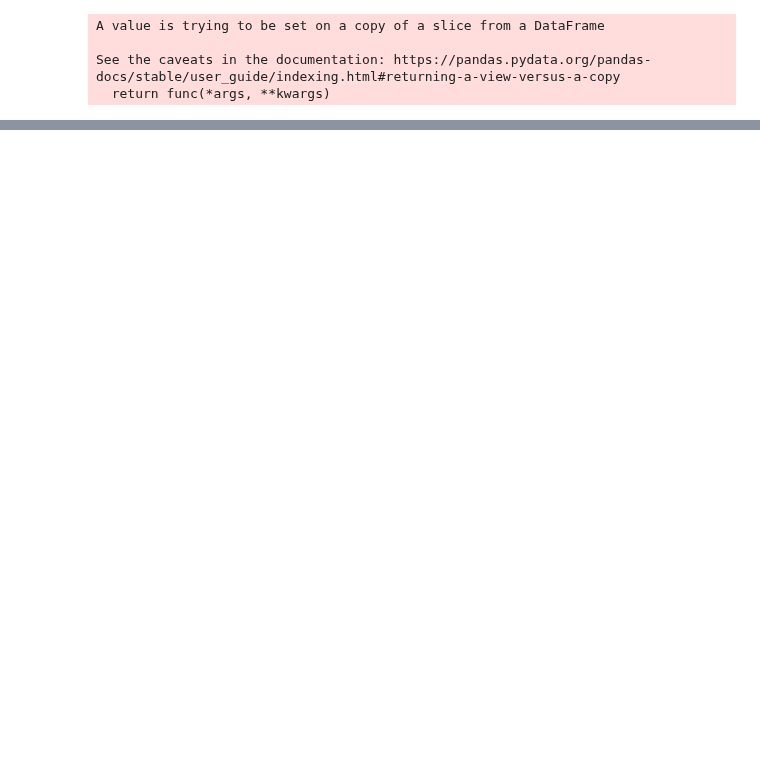
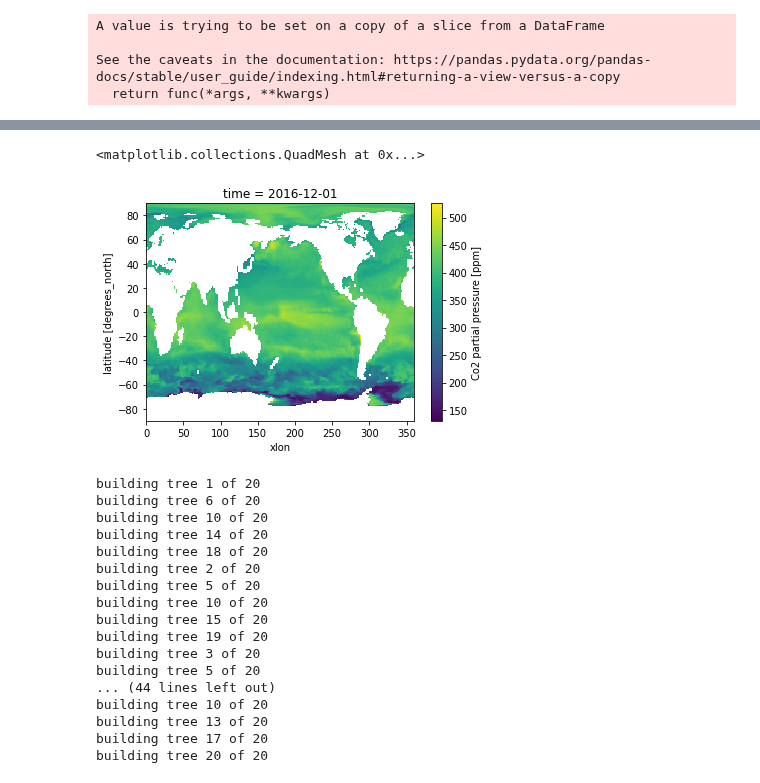
Before and after one commit to sk981102/ocean_co2, a Jupyter notebook: notebooks/baseline_ml/005_rf_base_mpi.ipynb, the cells around one changed output, grey strips where cells are left out. Cells and saved outputs as stored; diff of their text form; code cells hidden in the pictures; blank space fills up the shorter version.

```diff
--- a/notebooks/baseline_ml/005_rf_base_mpi.ipynb
+++ b/notebooks/baseline_ml/005_rf_base_mpi.ipynb
@@ -207,0 +292,22 @@ final_test_rmse
+# %%
+pco2.pCO2[419].plot()
+# %% [output]
+<matplotlib.collections.QuadMesh at 0x...>
+[figure, added]
+building tree 1 of 20
+building tree 6 of 20
+building tree 10 of 20
+building tree 14 of 20
+building tree 18 of 20
+building tree 2 of 20
+building tree 5 of 20
+building tree 10 of 20
+building tree 15 of 20
+building tree 19 of 20
+building tree 3 of 20
+building tree 5 of 20
+... (44 lines left out)
+building tree 10 of 20
+building tree 13 of 20
+building tree 17 of 20
+building tree 20 of 20
```
Also changed, not shown: parts of 18 cells of this notebook, 4 other files.
